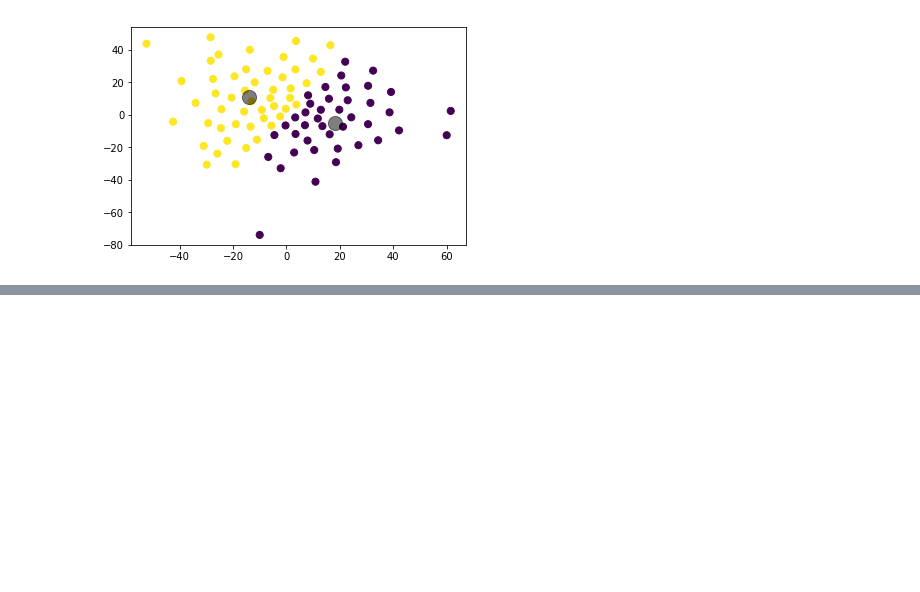
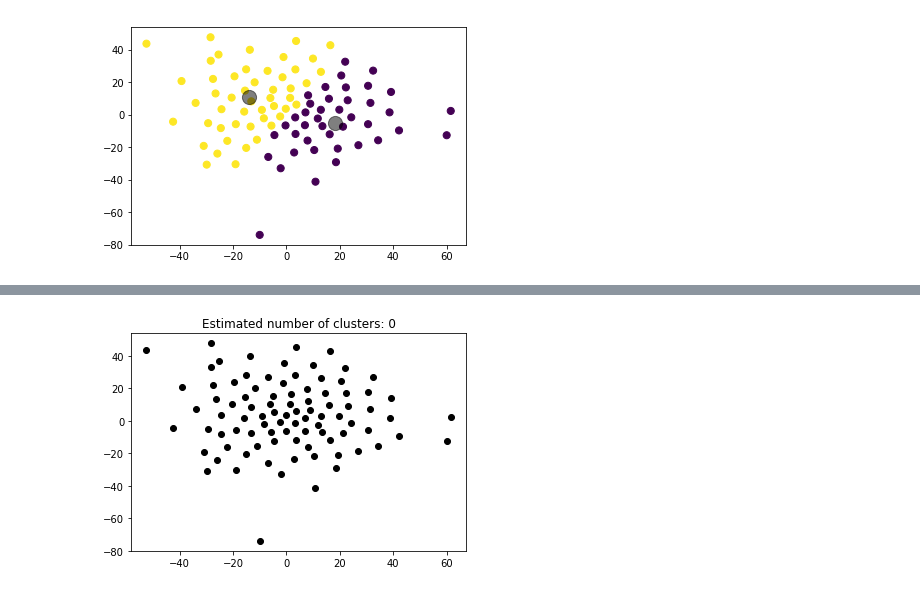
Before and after one commit to viniciusd-avila/phylogenetic-analysis, a Jupyter notebook: Dimension reduction.ipynb, the cells around one changed output, grey strips where cells are left out. Saved outputs shown, nothing was run; the diff lists cells and outputs as text; code cells hidden in the pictures; blank space fills up the shorter version.

```diff
--- a/Dimension reduction.ipynb
+++ b/Dimension reduction.ipynb
@@ -186,0 +212,4 @@ kmeans_plot(2,species_list[0].tsne_results)
+# %%
+dbscan_plot(species_list[0].tsne_results)
+# %% [output]
+[figure, added]
```
Also changed, not shown: parts of 10 cells of this notebook.
